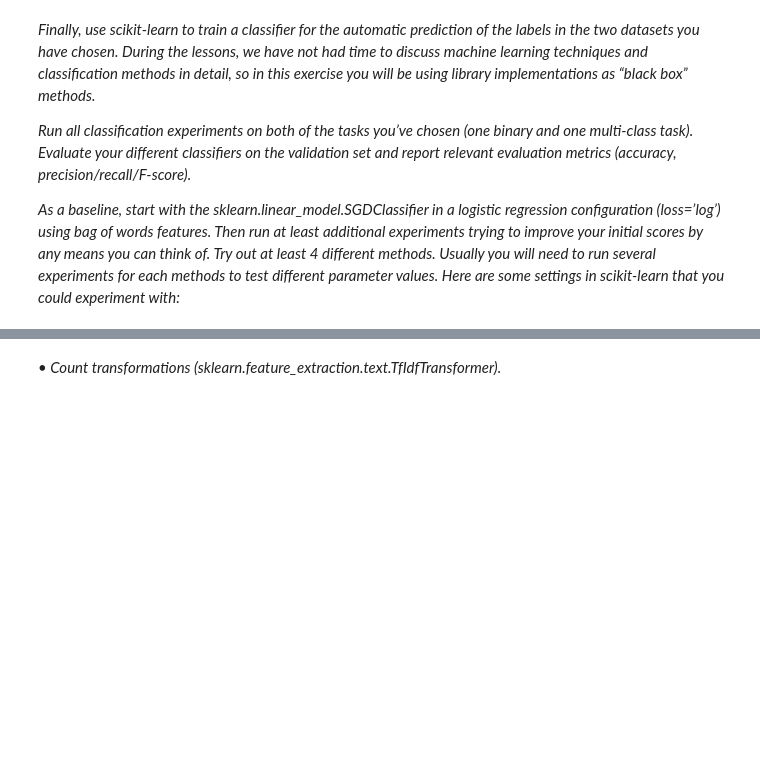
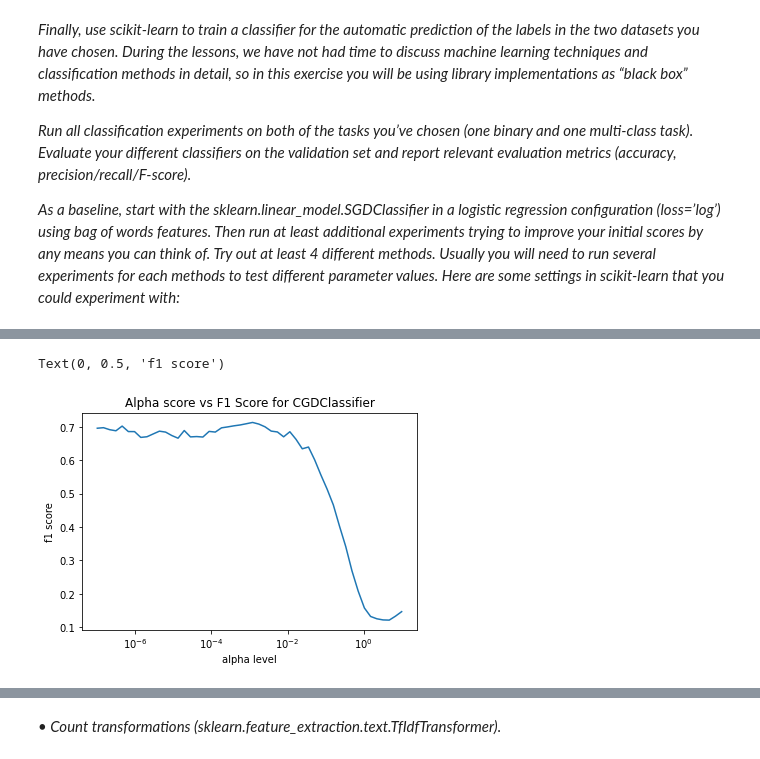
Before and after one commit to MarkusSibbesen/fyp2021p04g11, a Jupyter notebook: notebook.ipynb, the cells around one changed output, grey strips where cells are left out. Drawn from its saved outputs; the diff is of its cells as text; code cells hidden in the pictures; blank space fills up the shorter version.

```diff
--- a/notebook.ipynb
+++ b/notebook.ipynb
@@ -340,0 +493,3 @@ Incidents of no hate speech but the citation had hate speech in them, this also
+# %%
+alpha_level=np.logspace(-7, 1, base=10)
+#alpha_level
@@ -340,0 +510,22 @@ Incidents of no hate speech but the citation had hate speech in them, this also
+# %%
+#alpha_level=[0.000001,0.001,0.00002]
+cv = CountVectorizer(tokenizer=lambda x: x, preprocessor= lambda x: x)
+X = cv.fit_transform(df_hate['tokenized'])
+
+X_train, X_val, y_train, y_val = train_test_split(X, df_hate['label'], test_size=0.2, random_state=42)
+
+f1_scores = []
+for i in alpha_level:
+    clf = SGDClassifier(loss='log', alpha=i, random_state=42)
+    clf.fit(X_train, y_train)
+    f1_scores.append(metrics.f1_score(y_val ,clf.predict(X_val)))
+# %%
+plt.plot(alpha_level, f1_scores)
+plt.xscale('log')
+plt.title("Alpha score vs F1 Score for CGDClassifier")
+plt.xlabel("alpha level")
+plt.ylabel("f1 score")
+#ida can you get thhis and put it in the overleaf - yes
+# %% [output]
+Text(0, 0.5, 'f1 score')
+[figure, added]
```
Also changed, not shown: parts of 70 cells of this notebook, 6 other files.
